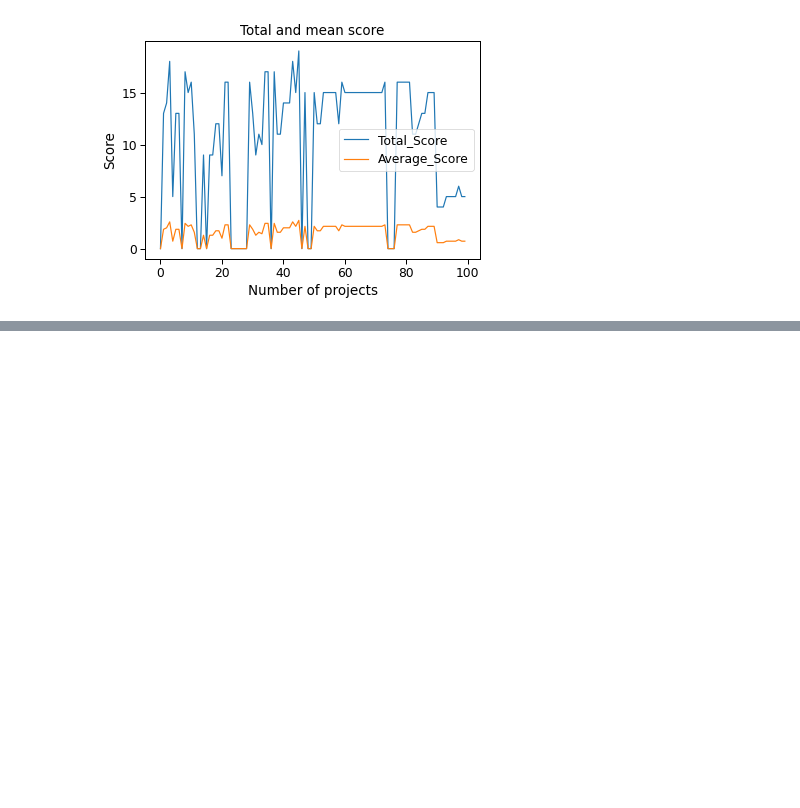
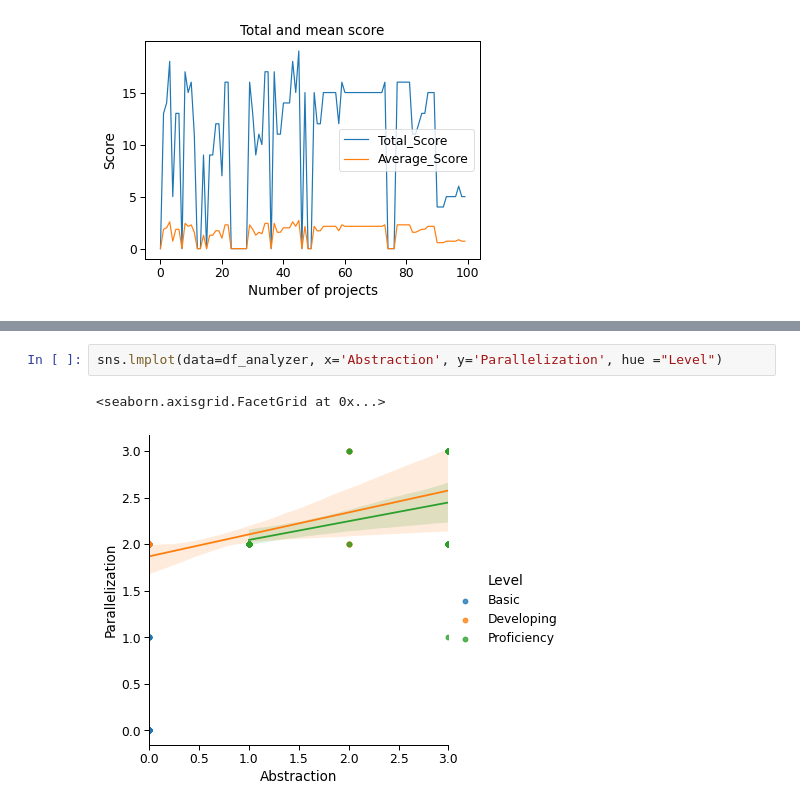
Before and after one commit to rcruiz/pruebaCT, a Jupyter notebook: Analisis.ipynb, the cells around one changed output, grey strips where cells are left out. Cells and saved outputs as stored; diff of their text form; blank space fills up the shorter version.

```diff
--- a/Analisis.ipynb
+++ b/Analisis.ipynb
@@ -732,0 +747,5 @@ plt.show()
+# %%
+sns.lmplot(data=df_analyzer, x='Abstraction', y='Parallelization', hue ="Level")
+# %% [output]
+<seaborn.axisgrid.FacetGrid at 0x...>
+[figure, added]
```
Also changed, not shown: parts of 16 cells of this notebook.
